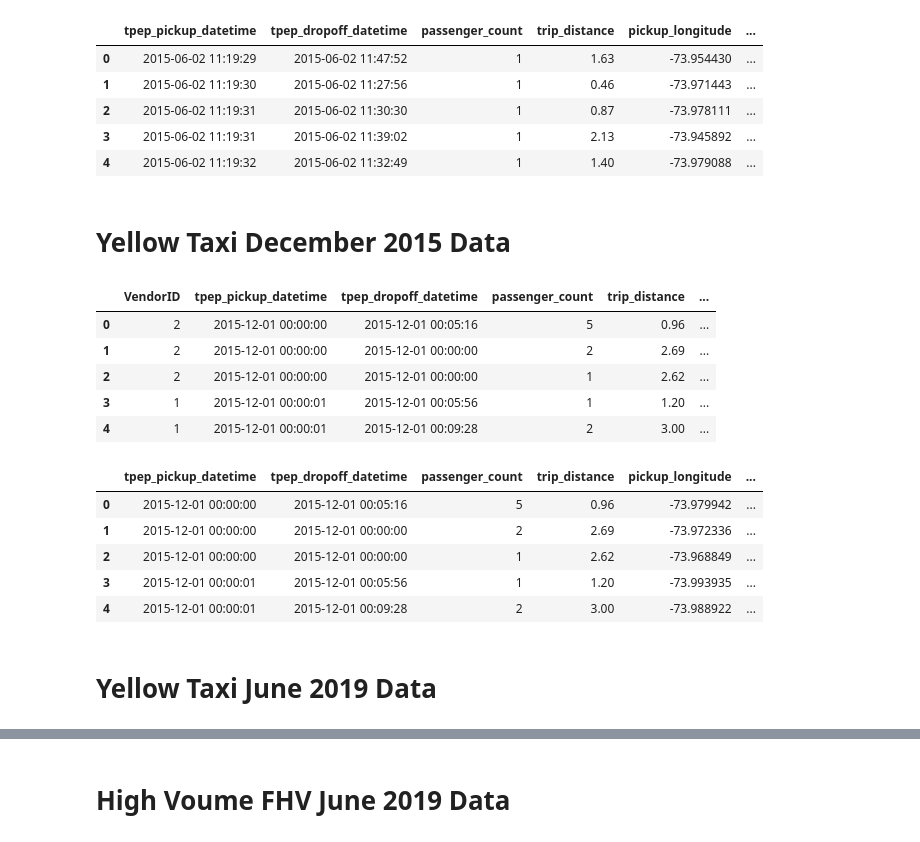
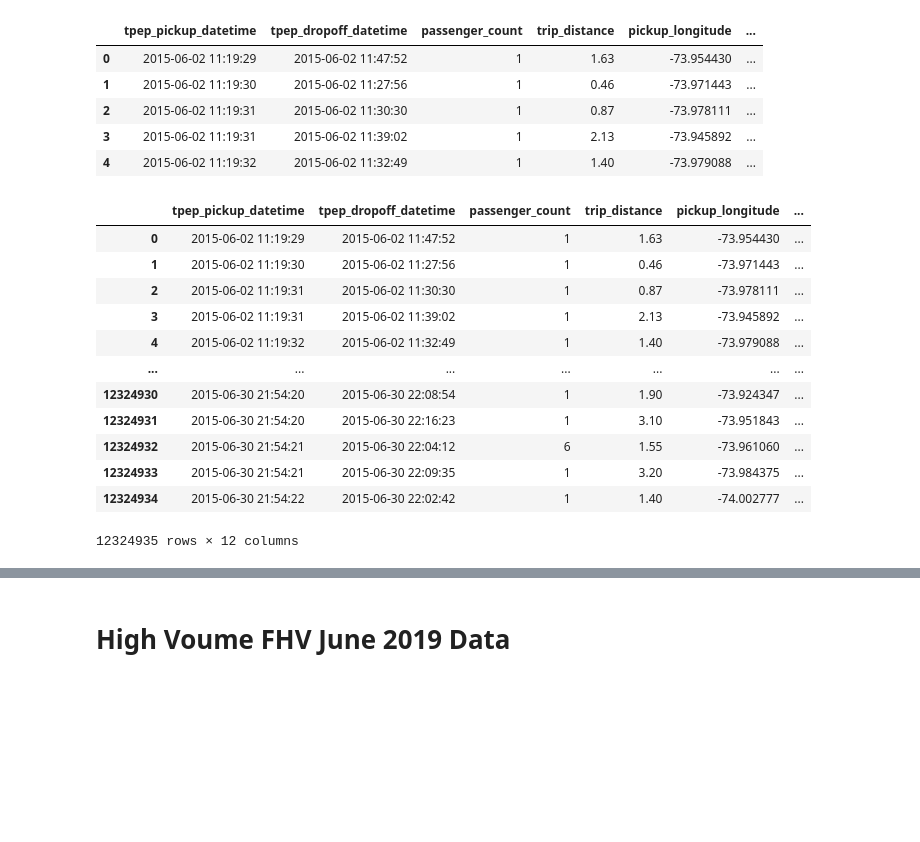
Before and after one commit to ILekawa9/Project-1, a Jupyter notebook: NYC_Taxi_Rideshare_Cleaning.ipynb, the cells around one changed output, grey strips where cells are left out. Cells and saved outputs as stored; diff of their text form; code cells hidden in the pictures; blank space fills up the shorter version.

```diff
--- a/NYC_Taxi_Rideshare_Cleaning.ipynb
+++ b/NYC_Taxi_Rideshare_Cleaning.ipynb
@@ -29,28 +35,20 @@ clean_yt_june_2015_df.head()
 | 2 | 2015-06-02 11:19:31 | 2015-06-02 11:30:30 | 1 | 0.87 | -73.978111 | ... |
 | 3 | 2015-06-02 11:19:31 | 2015-06-02 11:39:02 | 1 | 2.13 | -73.945892 | ... |
 | 4 | 2015-06-02 11:19:32 | 2015-06-02 11:32:49 | 1 | 1.40 | -73.979088 | ... |
-# %% [markdown]
-# Yellow Taxi December 2015 Data
-# %%
-yellow_taxi_2015_12 = "../../../Desktop/NYC Taxi & FHV Data/yellow_tripdata_2015-12.csv"
-yt_dec_2015_df = pd.read_csv(yellow_taxi_2015_12)
-yt_dec_2015_df.head()
-# %% [output]
-|  | VendorID | tpep_pickup_datetime | tpep_dropoff_datetime | passenger_count | trip_distance | ... |
-| 0 | 2 | 2015-12-01 00:00:00 | 2015-12-01 00:05:16 | 5 | 0.96 | ... |
-| 1 | 2 | 2015-12-01 00:00:00 | 2015-12-01 00:00:00 | 2 | 2.69 | ... |
-| 2 | 2 | 2015-12-01 00:00:00 | 2015-12-01 00:00:00 | 1 | 2.62 | ... |
-| 3 | 1 | 2015-12-01 00:00:01 | 2015-12-01 00:05:56 | 1 | 1.20 | ... |
-| 4 | 1 | 2015-12-01 00:00:01 | 2015-12-01 00:09:28 | 2 | 3.00 | ... |
 # %%
-clean_yt_dec_2015_df= yt_dec_2015_df.drop(columns=['VendorID','extra','store_and_fwd_flag','payment_type','mta_tax','tolls_amount','improvement_surcharge'])
-clean_yt_dec_2015_df.head()
+clean_yt_june_2015_df= yt_june_2015_df.drop(columns=['VendorID','extra','store_and_fwd_flag','payment_type','mta_tax','tolls_amount','improvement_surcharge'])
+clean_yt_june_2015_df
 # %% [output]
 |  | tpep_pickup_datetime | tpep_dropoff_datetime | passenger_count | trip_distance | pickup_longitude | ... |
-| 0 | 2015-12-01 00:00:00 | 2015-12-01 00:05:16 | 5 | 0.96 | -73.979942 | ... |
-| 1 | 2015-12-01 00:00:00 | 2015-12-01 00:00:00 | 2 | 2.69 | -73.972336 | ... |
-| 2 | 2015-12-01 00:00:00 | 2015-12-01 00:00:00 | 1 | 2.62 | -73.968849 | ... |
-| 3 | 2015-12-01 00:00:01 | 2015-12-01 00:05:56 | 1 | 1.20 | -73.993935 | ... |
-| 4 | 2015-12-01 00:00:01 | 2015-12-01 00:09:28 | 2 | 3.00 | -73.988922 | ... |
+| 0 | 2015-06-02 11:19:29 | 2015-06-02 11:47:52 | 1 | 1.63 | -73.954430 | ... |
+| 1 | 2015-06-02 11:19:30 | 2015-06-02 11:27:56 | 1 | 0.46 | -73.971443 | ... |
+| 2 | 2015-06-02 11:19:31 | 2015-06-02 11:30:30 | 1 | 0.87 | -73.978111 | ... |
+| 3 | 2015-06-02 11:19:31 | 2015-06-02 11:39:02 | 1 | 2.13 | -73.945892 | ... |
+| 4 | 2015-06-02 11:19:32 | 2015-06-02 11:32:49 | 1 | 1.40 | -73.979088 | ... |
+| ... | ... | ... | ... | ... | ... | ... |
+| 12324930 | 2015-06-30 21:54:20 | 2015-06-30 22:08:54 | 1 | 1.90 | -73.924347 | ... |
+| 12324931 | 2015-06-30 21:54:20 | 2015-06-30 22:16:23 | 1 | 3.10 | -73.951843 | ... |
+| 12324932 | 2015-06-30 21:54:21 | 2015-06-30 22:04:12 | 6 | 1.55 | -73.961060 | ... |
+| 12324933 | 2015-06-30 21:54:21 | 2015-06-30 22:09:35 | 1 | 3.20 | -73.984375 | ... |
+| 12324934 | 2015-06-30 21:54:22 | 2015-06-30 22:02:42 | 1 | 1.40 | -74.002777 | ... |
+12324935 rows × 12 columns
-# %% [markdown]
-# Yellow Taxi June 2019 Data
```
Also changed, not shown: parts of 31 cells of this notebook.
